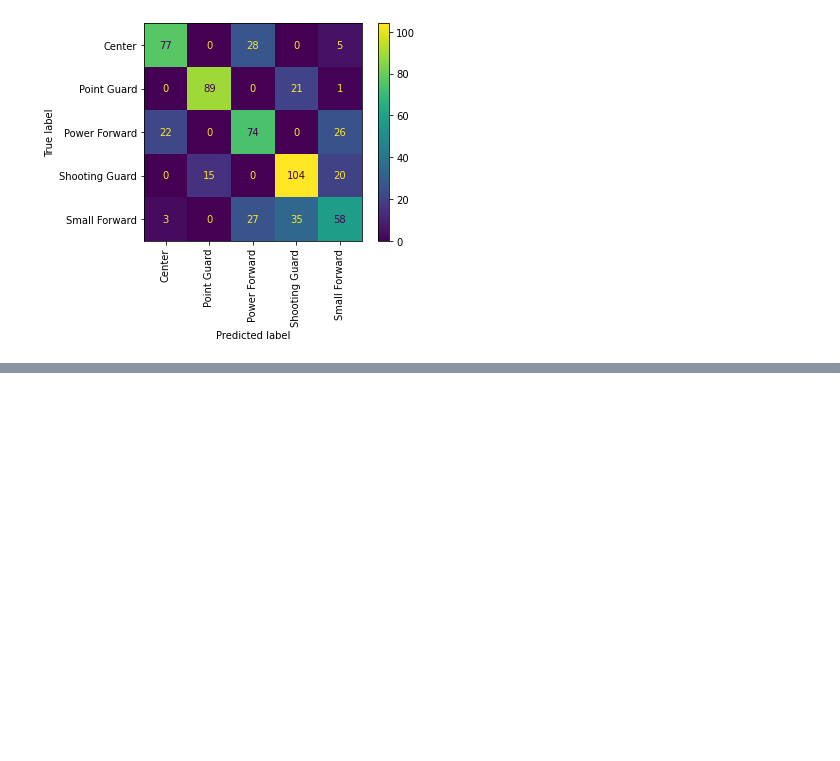
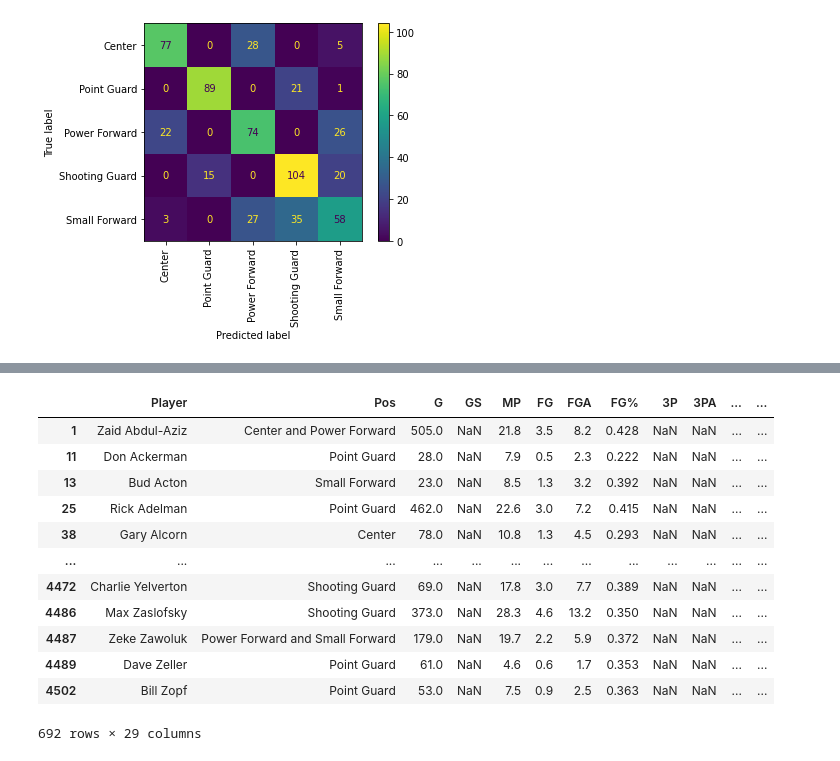
Before and after one commit to wjlau/capstone3, a Jupyter notebook: predicting_player_positions.ipynb, the cells around one changed output, grey strips where cells are left out. Drawn from its saved outputs; the diff is of its cells as text; code cells hidden in the pictures; blank space fills up the shorter version.

```diff
--- a/predicting_player_positions.ipynb
+++ b/predicting_player_positions.ipynb
@@ -572,0 +525,16 @@ memory usage: 960.3+ KB
+# %%
+all_player_stats[all_player_stats['2PA'].isnull()]
+# %% [output]
+|  | Player | Pos | G | GS | MP | FG | FGA | FG% | 3P | 3PA | ... | ... |
+| 1 | Zaid Abdul-Aziz | Center and Power Forward | 505.0 | NaN | 21.8 | 3.5 | 8.2 | 0.428 | NaN | NaN | ... | ... |
+| 11 | Don Ackerman | Point Guard | 28.0 | NaN | 7.9 | 0.5 | 2.3 | 0.222 | NaN | NaN | ... | ... |
+| 13 | Bud Acton | Small Forward | 23.0 | NaN | 8.5 | 1.3 | 3.2 | 0.392 | NaN | NaN | ... | ... |
+| 25 | Rick Adelman | Point Guard | 462.0 | NaN | 22.6 | 3.0 | 7.2 | 0.415 | NaN | NaN | ... | ... |
+| 38 | Gary Alcorn | Center | 78.0 | NaN | 10.8 | 1.3 | 4.5 | 0.293 | NaN | NaN | ... | ... |
+| ... | ... | ... | ... | ... | ... | ... | ... | ... | ... | ... | ... | ... |
+| 4472 | Charlie Yelverton | Shooting Guard | 69.0 | NaN | 17.8 | 3.0 | 7.7 | 0.389 | NaN | NaN | ... | ... |
+| 4486 | Max Zaslofsky | Shooting Guard | 373.0 | NaN | 28.3 | 4.6 | 13.2 | 0.350 | NaN | NaN | ... | ... |
+| 4487 | Zeke Zawoluk | Power Forward and Small Forward | 179.0 | NaN | 19.7 | 2.2 | 5.9 | 0.372 | NaN | NaN | ... | ... |
+| 4489 | Dave Zeller | Point Guard | 61.0 | NaN | 4.6 | 0.6 | 1.7 | 0.353 | NaN | NaN | ... | ... |
+| 4502 | Bill Zopf | Point Guard | 53.0 | NaN | 7.5 | 0.9 | 2.5 | 0.363 | NaN | NaN | ... | ... |
+692 rows × 29 columns
```
Also changed, not shown: parts of 25 cells of this notebook.
